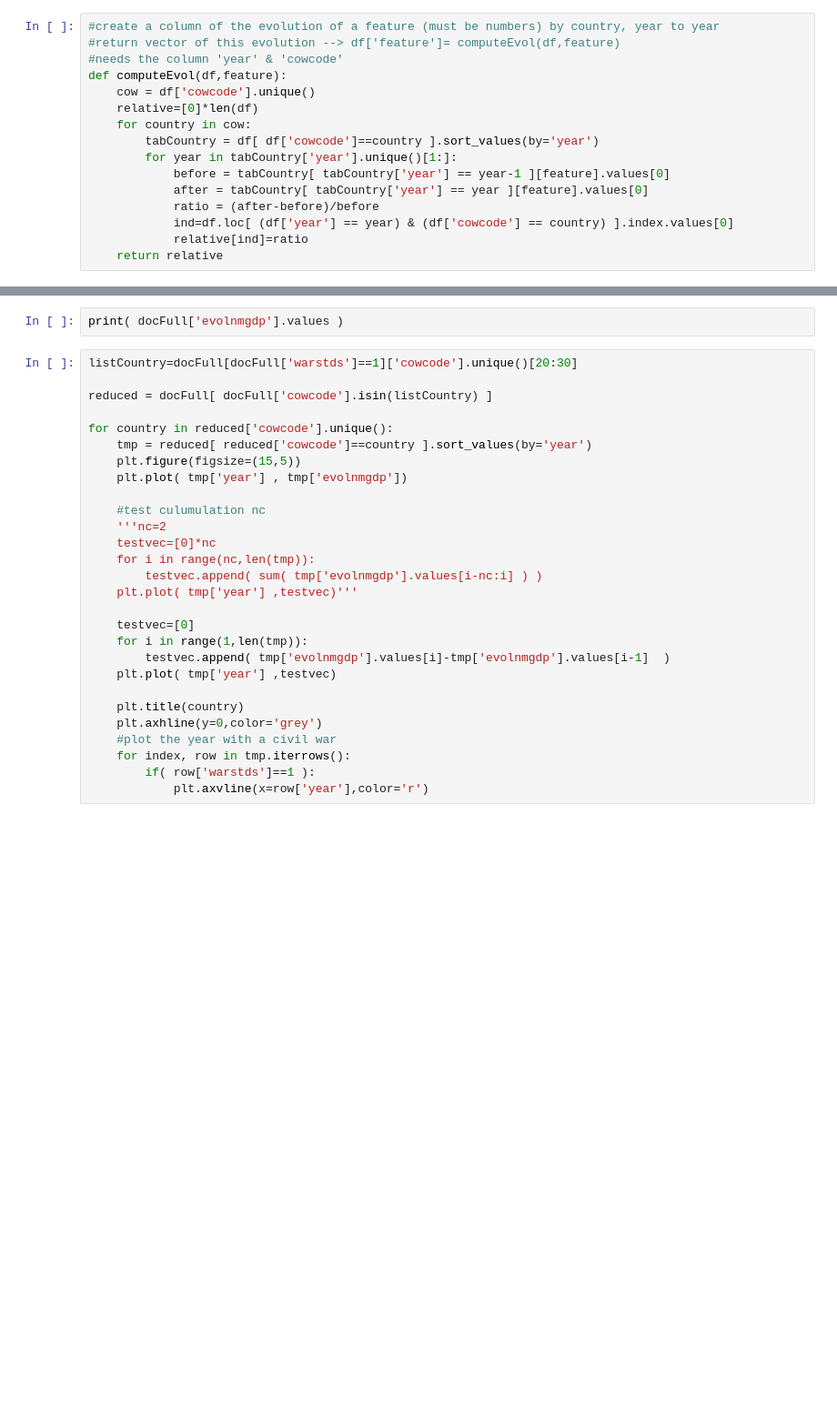
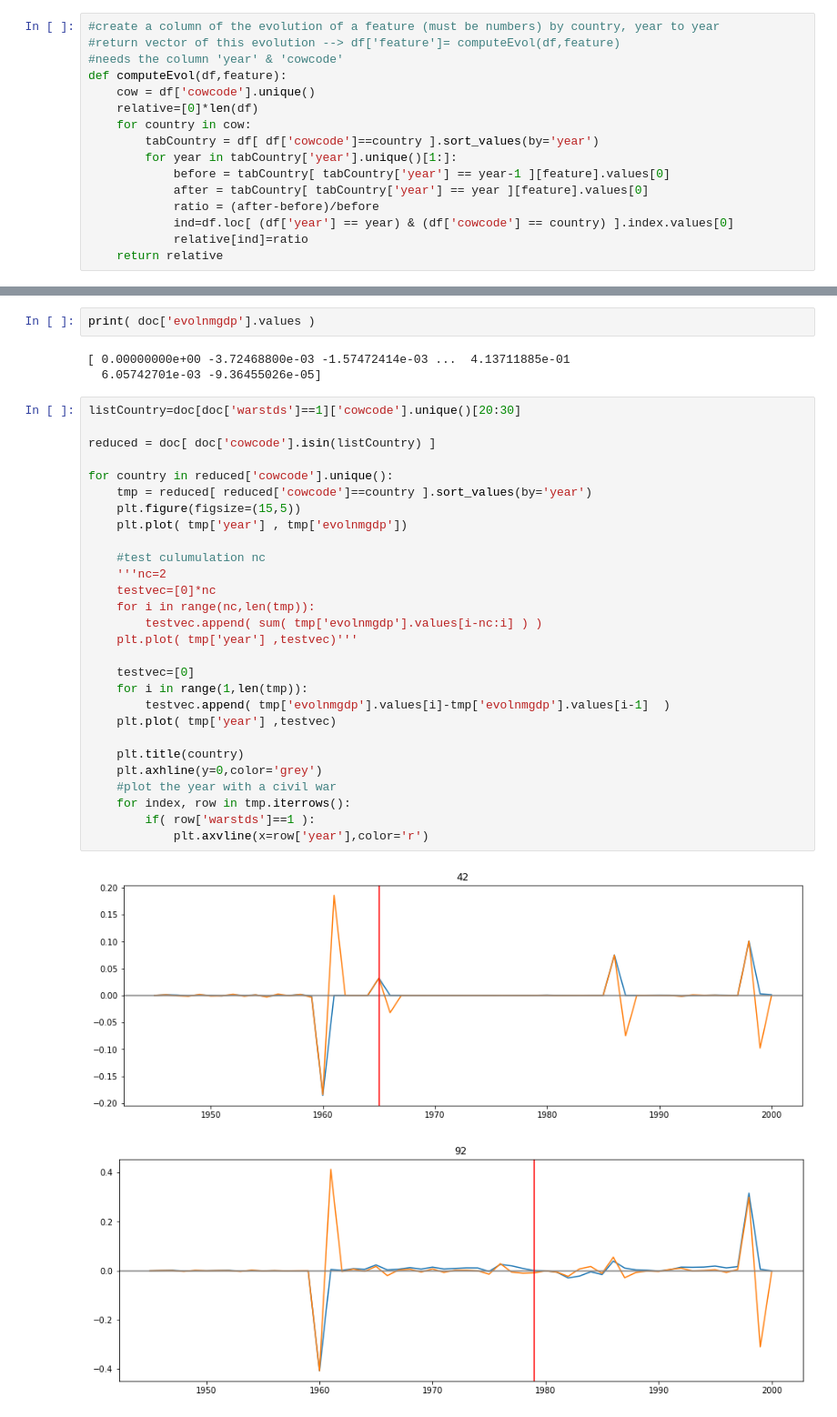
Before and after one commit to epfl-ada/ada-2020-project-milestone-p3-p3_adaconda, a Jupyter notebook: P4 Merge.ipynb, the cells around one changed output, grey strips where cells are left out. Shown at 91% size. Drawn from its saved outputs; the diff is of its cells as text; blank space fills up the shorter version.

```diff
--- a/P4 Merge.ipynb
+++ b/P4 Merge.ipynb
@@ -501,30 +650,36 @@ for country in cow:
 # %%
-print( docFull['evolnmgdp'].values )
+print( doc['evolnmgdp'].values )
+# %% [output]
+[ 0.00000000e+00 -3.72468800e-03 -1.57472414e-03 ...  4.13711885e-01
+  6.05742701e-03 -9.36455026e-05]
 # %%
-listCountry=docFull[docFull['warstds']==1]['cowcode'].unique()[20:30]
+listCountry=doc[doc['warstds']==1]['cowcode'].unique()[20:30]
 
-reduced = docFull[ docFull['cowcode'].isin(listCountry) ]
+reduced = doc[ doc['cowcode'].isin(listCountry) ]
 
 for country in reduced['cowcode'].unique():
     tmp = reduced[ reduced['cowcode']==country ].sort_values(by='year')
     plt.figure(figsize=(15,5))
     plt.plot( tmp['year'] , tmp['evolnmgdp'])
 
     #test culumulation nc
     '''nc=2
     testvec=[0]*nc
     for i in range(nc,len(tmp)):
         testvec.append( sum( tmp['evolnmgdp'].values[i-nc:i] ) )
     plt.plot( tmp['year'] ,testvec)'''
 
     testvec=[0]
     for i in range(1,len(tmp)):
         testvec.append( tmp['evolnmgdp'].values[i]-tmp['evolnmgdp'].values[i-1]  )
     plt.plot( tmp['year'] ,testvec)
 
     plt.title(country)
     plt.axhline(y=0,color='grey')
     #plot the year with a civil war
     for index, row in tmp.iterrows():
         if( row['warstds']==1 ):
             plt.axvline(x=row['year'],color='r')
+# %% [output]
+[figure, added]
+[figure, added]
```
Also changed, not shown: parts of 34 cells of this notebook.
